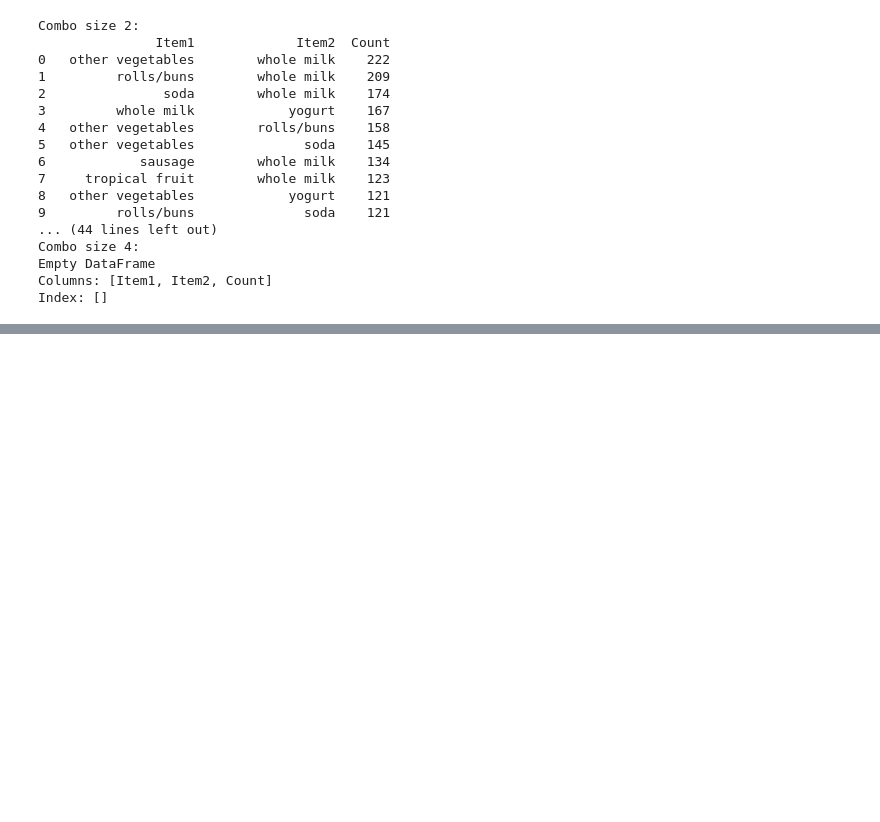
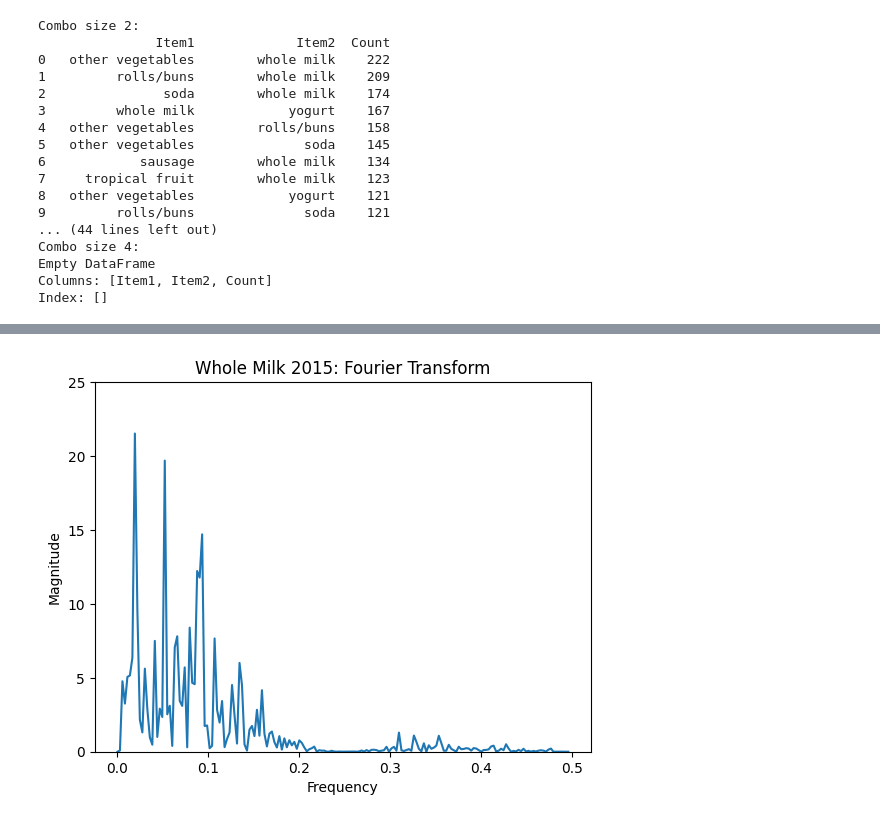
Before and after one commit to AvilashaHaldar/AJH_Kaggle_Apriori, a Jupyter notebook: apriori-analysis-of-grocery-baskets.ipynb, the cells around one changed output, grey strips where cells are left out. Drawn from its saved outputs; the diff is of its cells as text; code cells hidden in the pictures; blank space fills up the shorter version.

```diff
--- a/apriori-analysis-of-grocery-baskets.ipynb
+++ b/apriori-analysis-of-grocery-baskets.ipynb
@@ -295,0 +357,41 @@ From the looks of it, whole milk is incredibly popular and tends to be bought wi
+# %%
+def recover_frequencies_using_fourier(signal, time_differential=1):
+    n = len(signal)
+    zero_level = signal.mean()
+    signal = signal - zero_level
+    f_transformed = np.fft.fft(signal, n)
+
+    # real and imaginary components of the transform, as well as the frequencies
+    f_real = f_transformed.real
+    f_imag = f_transformed.imag
+    frequencies = (1/(time_differential * n)) * (np.arange(n)) # frequencies in fourier transform
+
+    # Calculate the power spectral density (PSD)
+    psd = f_transformed * np.conjugate(f_transformed) / n
+
+    # We do this because the FFT is symmetric; the left half is a reflection of the right half, and we only need one half.
+    frequencies = frequencies[:int(n // 2)]
+    f_transformed = f_transformed[:int(n // 2)]
+    psd = psd[:int(n // 2)]
+
+    return frequencies, psd, f_transformed, zero_level
+
+def get_fft_inverse(f_transformed, psd, cutoff=50):
+    meets_cutoff = (psd >= cutoff).astype(int).astype(float)
+    new_f_transformed = f_transformed * meets_cutoff
+    inversed = np.fft.ifft(new_f_transformed)
+
+    return inversed
+# %%
+frequencies, psd, f_transformed, zero_level = recover_frequencies_using_fourier(whole_milk_2015_rolling["ItemCount"])
+
+plt.plot(frequencies, psd.real)
+plt.xlabel("Frequency")
+plt.ylabel("Magnitude")
+plt.title("Whole Milk 2015: Fourier Transform")
+plt.ylim(0, 25)
+
+plt.show()
+plt.close()
+# %% [output]
+[figure, added]
```
Also changed, not shown: parts of 15 cells of this notebook.
